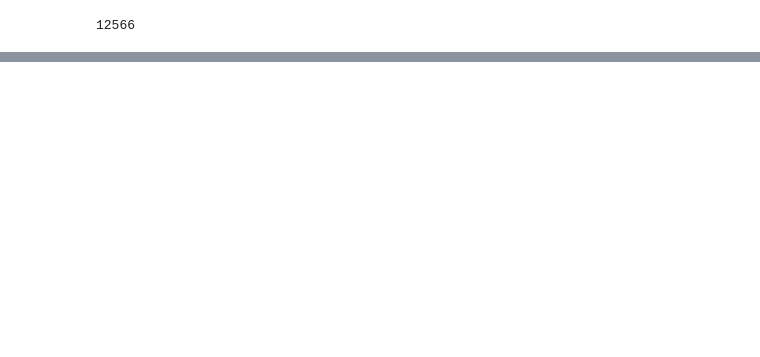
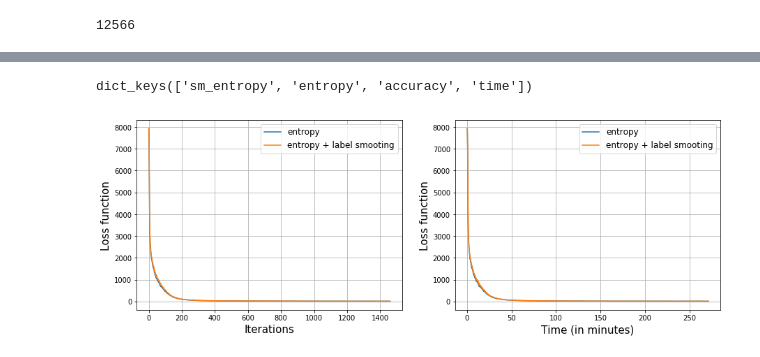
Before and after one commit to DariaGusarova/experiments-21, a Jupyter notebook: baseline.ipynb, the cells around one changed output, grey strips where cells are left out. Drawn from its saved outputs; the diff is of its cells as text; code cells hidden in the pictures; blank space fills up the shorter version.

```diff
--- a/baseline.ipynb
+++ b/baseline.ipynb
@@ -402,0 +493,21 @@ KeyboardInterrupt:
+# %%
+stats = extract_stats('Adam(nobias_in_multihead).txt')
+stats.keys()
+# %% [output]
+dict_keys(['sm_entropy', 'entropy', 'accuracy', 'time'])
+# %%
+fg = plt.figure(figsize=(15, 5))
+steps = np.arange(len(stats['sm_entropy']))
+times = np.cumsum(stats['time']) / 60.
+xlabels = ['Iterations', 'Time (in minutes)']
+for i, x in enumerate([steps, times]):
+    plt.subplot(1, 2, 1+i)
+    plt.plot(x, stats['entropy'], label='entropy')
+    plt.plot(x, stats['sm_entropy'], label='entropy + label smooting')
+    plt.xlabel(xlabels[i], fontsize=15)
+    plt.ylabel('Loss function', fontsize=15)
+    plt.grid()
+    plt.legend(fontsize='large')
+plt.show()
+# %% [output]
+[figure, added]
```
Also changed, not shown: parts of 34 cells of this notebook, 11 other files.
